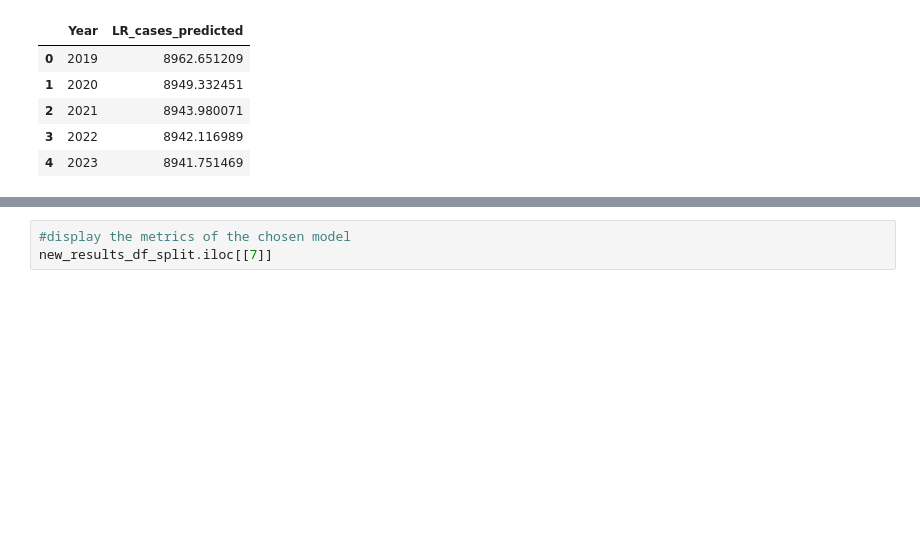
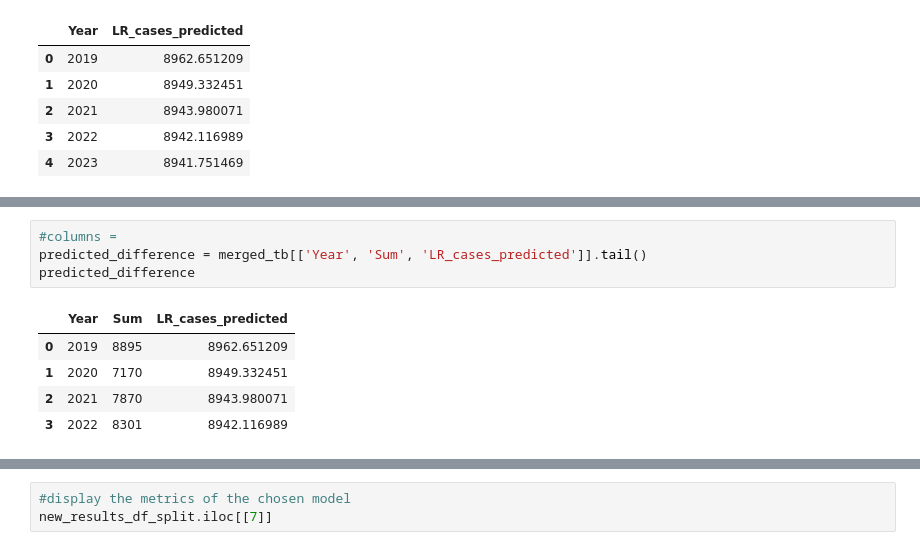
Before and after one commit to henniferkay/tbUS, a Jupyter notebook: linear_reg_cases.ipynb, the cells around one changed output, grey strips where cells are left out. Saved outputs shown, nothing was run; the diff lists cells and outputs as text; blank space fills up the shorter version.

```diff
--- a/linear_reg_cases.ipynb
+++ b/linear_reg_cases.ipynb
@@ -541,0 +558,10 @@ tb_predictions
+# %%
+#columns =
+predicted_difference = merged_tb[['Year', 'Sum', 'LR_cases_predicted']].tail()
+predicted_difference
+# %% [output]
+|  | Year | Sum | LR_cases_predicted |
+| 0 | 2019 | 8895 | 8962.651209 |
+| 1 | 2020 | 7170 | 8949.332451 |
+| 2 | 2021 | 7870 | 8943.980071 |
+| 3 | 2022 | 8301 | 8942.116989 |
```
Also changed, not shown: parts of 6 cells of this notebook, 2 other files.
